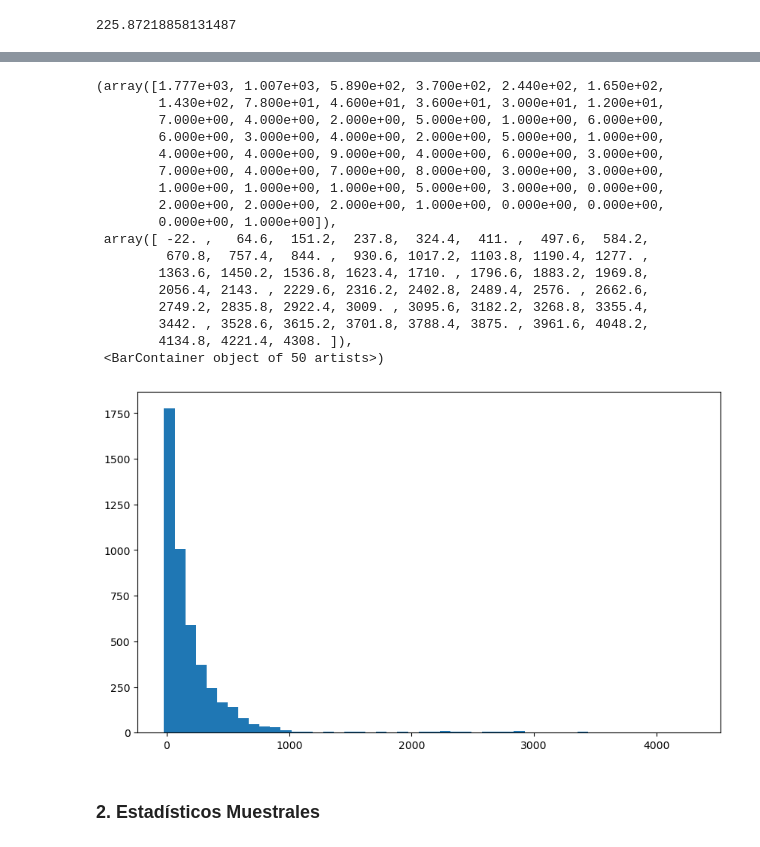
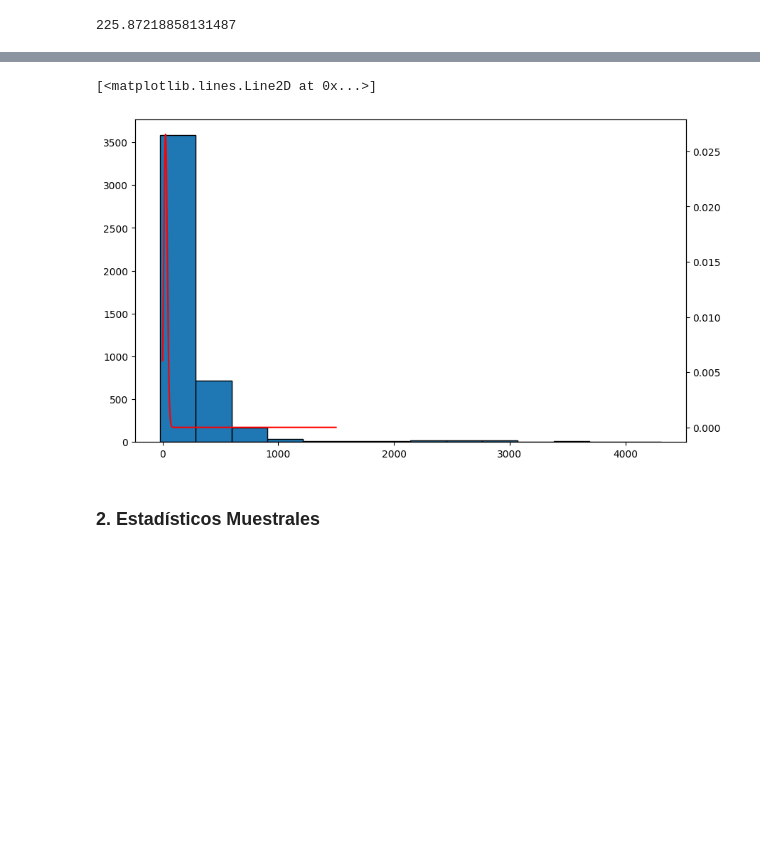
Before and after one commit to dmoram/Laboratorios_Simulacion, a Jupyter notebook: Proyecto/ProyectoUnidad1.ipynb, the cells around one changed output, grey strips where cells are left out. Saved outputs shown, nothing was run; the diff lists cells and outputs as text; code cells hidden in the pictures; blank space fills up the shorter version.

```diff
--- a/Proyecto/ProyectoUnidad1.ipynb
+++ b/Proyecto/ProyectoUnidad1.ipynb
@@ -353,10 +353,8 @@ El conjunto de datos referente a los casos de covid-19 en Chile fue obtenido del
 # %%
 #Inicialización del dataset
 
+data = pd.read_csv("weight-height.csv")
 
-
-data = pd.read_csv("covid19_chile.csv", parse_dates=[0])
-
-display.display(data)
+display(data)
 data.info()
 # %% [output]
@@ -392,10 +384,2 @@ memory usage: 688.6+ KB
 # %% [markdown]
 - Por motivos de disminución del volumen de datos, se selecciona un subconjunto del dataset, alusivo a los casos de Covid-19 del 2021.
-# %%
-start_date = '2020-12-31'
-since_2021 = data['Fecha'] > start_date
-
-#Datos filtrados
-data = data.loc[since_2021]
-
-data
@@ -562,34 +546,18 @@ ax1.plot(vec,dvec,color='red')
 # %%
 fig, ax = plt.subplots(figsize=(10,6))
-ax.hist(data2, bins=50)
+#ax.hist(data2, bins=50)
 
-axs[0].hist(datos_binom, edgecolor = 'black', bins = int(70/5))
-ax1 = axs[0].twinx()
+ax.hist(data2, edgecolor = 'black', bins = int(70/5))
+ax1 = ax.twinx()
 vec = range(0,1500,1)
 ##
 dvec = []
 for i in vec:
-    dvec.append(poisson.pmf(k=i, n=n, p=p))
+    dvec.append(poisson.pmf(k=i, mu=lamb, loc=-200))
 ax1.plot(vec,dvec,color='red')
 # %% [output]
-(array([1.777e+03, 1.007e+03, 5.890e+02, 3.700e+02, 2.440e+02, 1.650e+02,
-        1.430e+02, 7.800e+01, 4.600e+01, 3.600e+01, 3.000e+01, 1.200e+01,
-        7.000e+00, 4.000e+00, 2.000e+00, 5.000e+00, 1.000e+00, 6.000e+00,
-        6.000e+00, 3.000e+00, 4.000e+00, 2.000e+00, 5.000e+00, 1.000e+00,
-        4.000e+00, 4.000e+00, 9.000e+00, 4.000e+00, 6.000e+00, 3.000e+00,
-        7.000e+00, 4.000e+00, 7.000e+00, 8.000e+00, 3.000e+00, 3.000e+00,
-        1.000e+00, 1.000e+00, 1.000e+00, 5.000e+00, 3.000e+00, 0.000e+00,
-        2.000e+00, 2.000e+00, 2.000e+00, 1.000e+00, 0.000e+00, 0.000e+00,
-        0.000e+00, 1.000e+00]),
- array([ -22. ,   64.6,  151.2,  237.8,  324.4,  411. ,  497.6,  584.2,
-         670.8,  757.4,  844. ,  930.6, 1017.2, 1103.8, 1190.4, 1277. ,
-        1363.6, 1450.2, 1536.8, 1623.4, 1710. , 1796.6, 1883.2, 1969.8,
-        2056.4, 2143. , 2229.6, 2316.2, 2402.8, 2489.4, 2576. , 2662.6,
-        2749.2, 2835.8, 2922.4, 3009. , 3095.6, 3182.2, 3268.8, 3355.4,
-        3442. , 3528.6, 3615.2, 3701.8, 3788.4, 3875. , 3961.6, 4048.2,
-        4134.8, 4221.4, 4308. ]),
- <BarContainer object of 50 artists>)
+[<matplotlib.lines.Line2D at 0x...>]
-[figure, old version]
+[figure, new version]
 # %% [markdown]
 ### 2. Estadísticos Muestrales
 # %%
```
Also changed, not shown: parts of 17 cells of this notebook.
